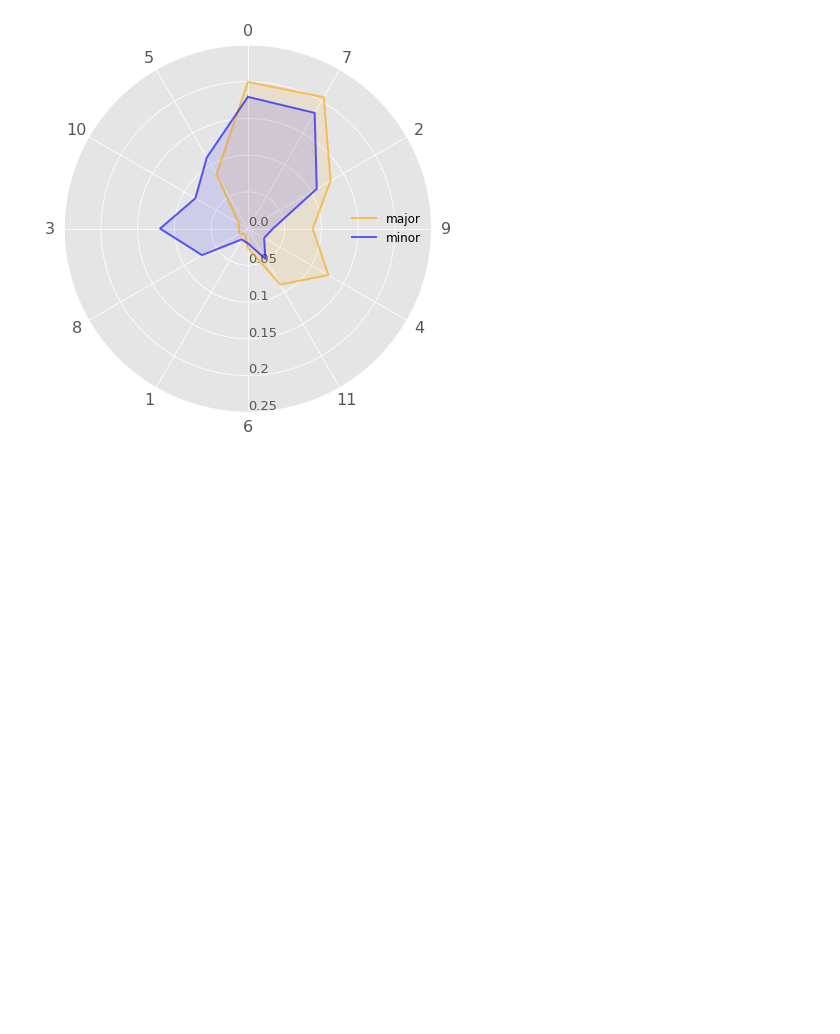
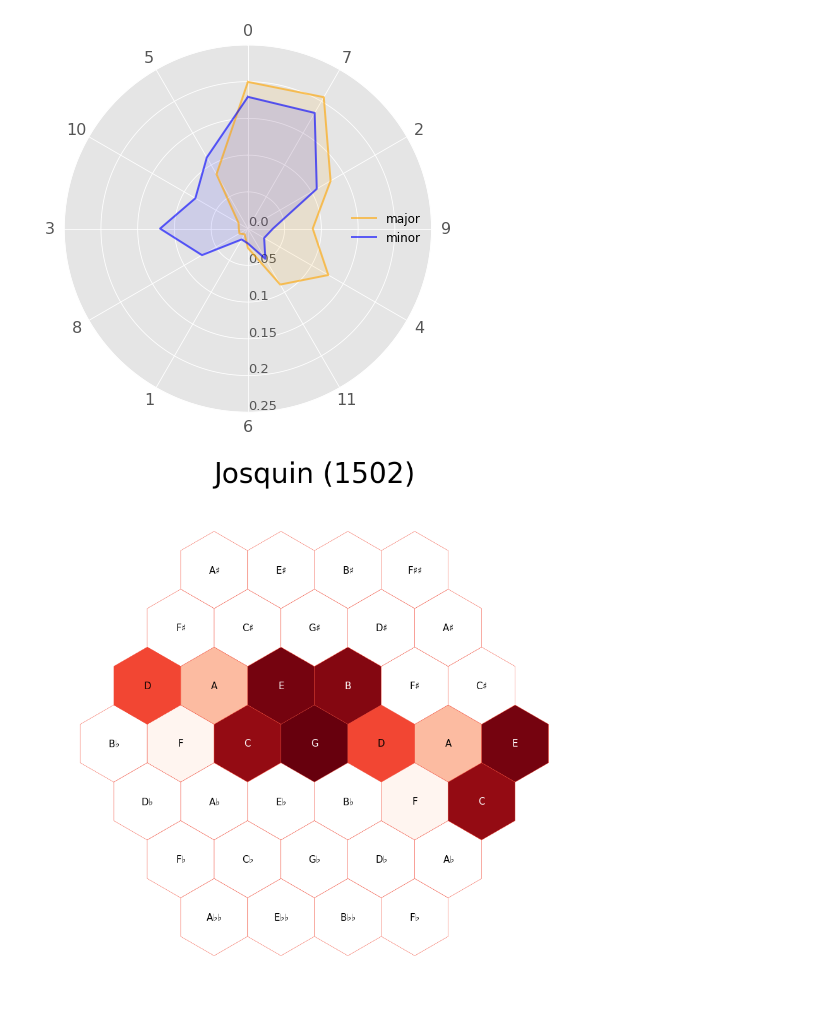
Before and after one commit to fabianmoss/cambridge-poster, a Jupyter notebook: data/Untitled.ipynb, the cells around one changed output. Saved outputs shown, nothing was run; the diff lists cells and outputs as text; code cells hidden in the pictures; blank space fills up the shorter version.

Commit message:
include all figures

```diff
--- a/data/Untitled.ipynb
+++ b/data/Untitled.ipynb
@@ -145,0 +154,12 @@ plt.show()
+# %%
+cmap= 'Reds'
+nan_color = 'w'
+cbar=False
+titlesize = 44
+figsize=(15,15)
+# %%
+josquin = tonnetz('../../../DCMLab/ExtendedTonality/data/DataFrames/Josquin Missa Gaudeamus - Agnus II.xml.csv', cmap=cmap, nan_color=nan_color,colorbar=cbar, figsize=figsize)
+plt.title('Josquin (1502)', fontsize=titlesize)
+plt.savefig('../img/josquin_tonnetz.png', dpi=300)
+# %% [output]
+[figure, added]
```
Also changed, not shown: parts of 4 cells of this notebook, 9 other files.
